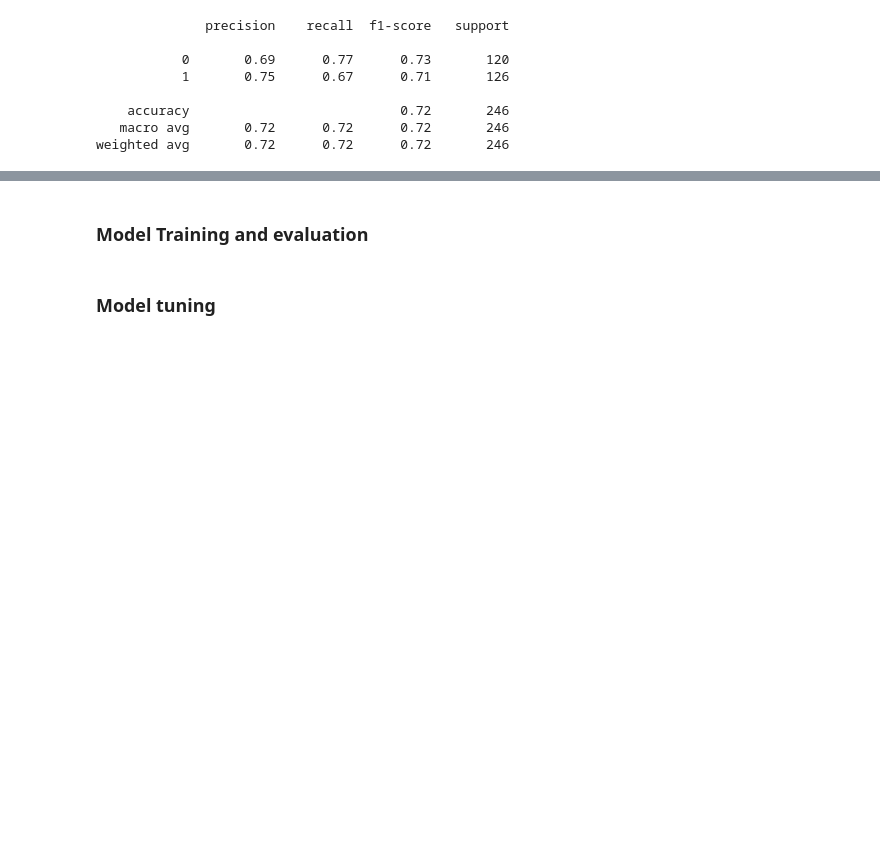
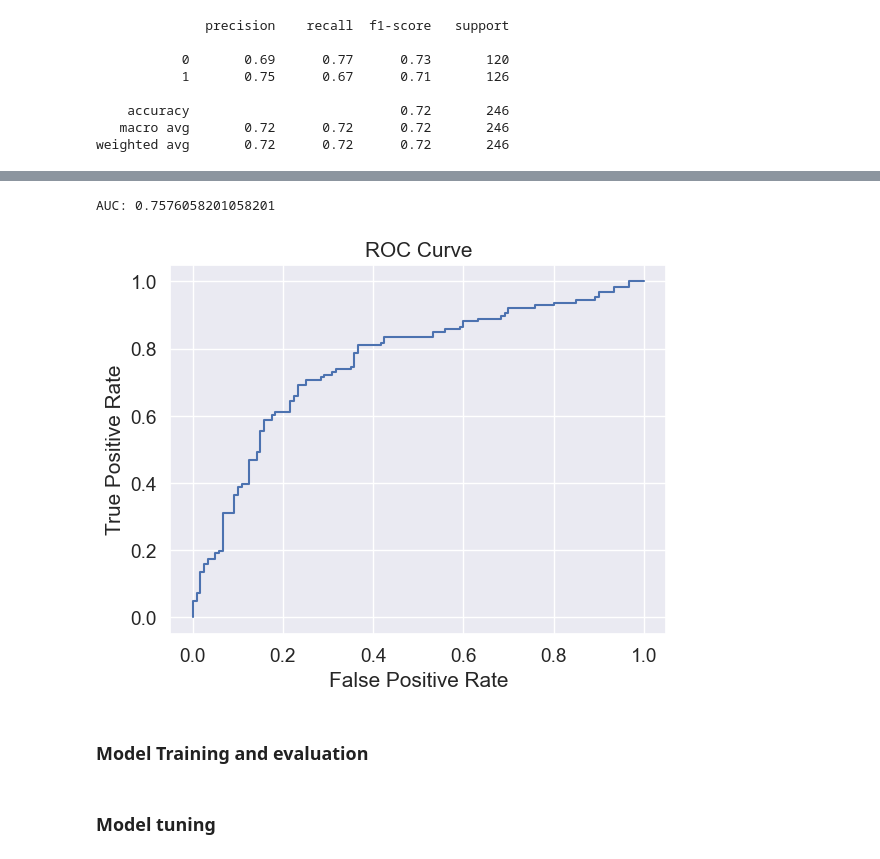
Before and after one commit to mezdourcheima/Machine-Learning-For-Mental-Health, a Jupyter notebook: Notebook.ipynb, the cells around one changed output, grey strips where cells are left out. Cells and saved outputs as stored; diff of their text form; code cells hidden in the pictures; blank space fills up the shorter version.

```diff
--- a/Notebook.ipynb
+++ b/Notebook.ipynb
@@ -742,3 +763,24 @@ weighted avg       0.72      0.72      0.72       246
+# %%
+from sklearn.metrics import roc_curve, roc_auc_score
+import matplotlib.pyplot as plt
+
+# Calculate probabilities for the testing data
+y_proba = model.predict_proba(X_test)[:,1]
+
+# Calculate ROC curve and AUC on the testing data
+fpr, tpr, thresholds = roc_curve(y_test, y_proba)
+auc = roc_auc_score(y_test, y_proba)
+print("AUC:", auc)
+
+# Plot ROC curve
+plt.plot(fpr, tpr)
+plt.xlabel("False Positive Rate")
+plt.ylabel("True Positive Rate")
+plt.title("ROC Curve")
+plt.show()
+# %% [output]
+AUC: 0.7576058201058201
+[figure, added]
 # %% [markdown]
 ### Model Training and evaluation
 # %% [markdown]
```
Also changed, not shown: parts of 4 cells of this notebook.
